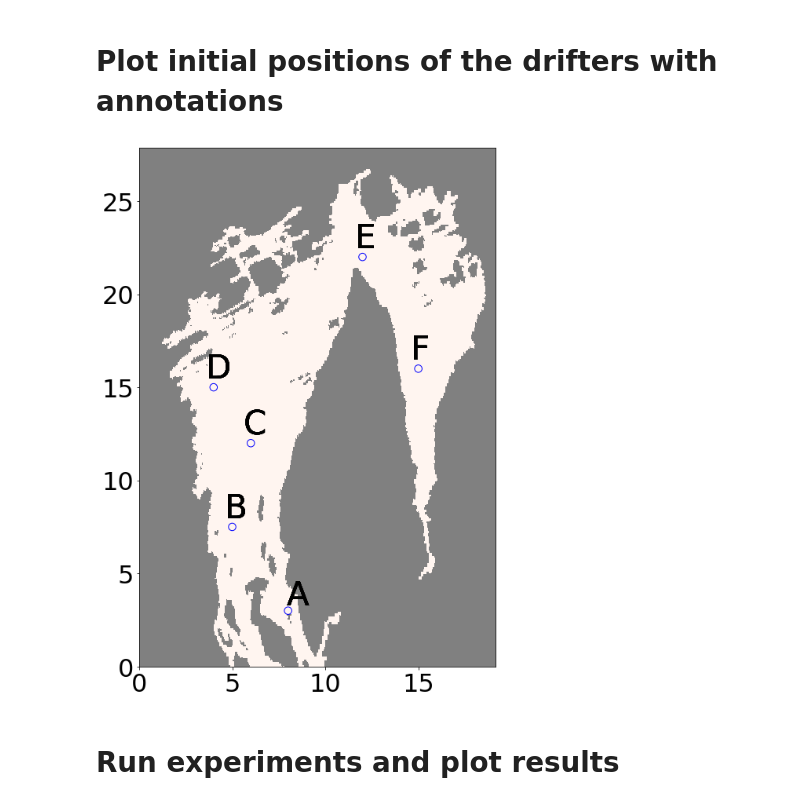
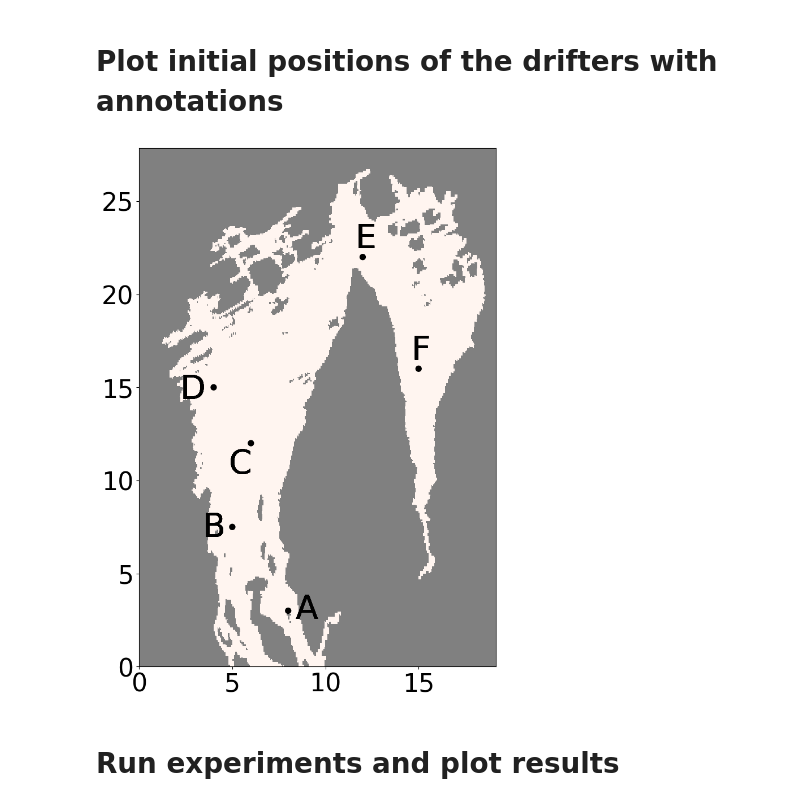
Before and after one commit to sintefmath/reduced-gravity-ocean-model, a Jupyter notebook: notebooks/Oslofjord/Oslofjord-SensitivityStudy.ipynb, the cells around one changed output. Cells and saved outputs as stored; diff of their text form; code cells hidden in the pictures.

```diff
--- a/notebooks/Oslofjord/Oslofjord-SensitivityStudy.ipynb
+++ b/notebooks/Oslofjord/Oslofjord-SensitivityStudy.ipynb
@@ -449,40 +449,40 @@ with plt.rc_context({'lines.color':'black',
     domain_extent = [0, ref_sim.nx*ref_sim.dx/1000, 0, ref_sim.ny*ref_sim.dy/1000]
 
     cmap_cp = copy.copy(plt.cm.Reds)
     cmap_cp.set_bad("grey", alpha = 1.0)
     background_field = np.zeros_like(ref_baroclinic_data_args["eta0"])
 
     im = ax.imshow(background_field, interpolation="none", origin='lower',
                 cmap=cmap_cp,
                 extent=domain_extent)
 
     ax.tick_params(axis='both', which='major', labelsize=32)
 
     for d in range(len(initx)):
         circ_start = matplotlib.patches.Circle((initx[d]/1000, inity[d]/1000),
-                                                0.2, color = 'blue',
-                                                fill=False, zorder=10)
+                                                0.15, color = 'black', fill=True, zorder=10)
         ax.add_patch(circ_start)
 
         # plt.annotate("hei",(initx[0]-1, inity[0]+1))
         annotation_fontsize = 42
-        ax.annotate("C",[initx[0]/1000-0.4, inity[0]/1000+0.5], fontsize=annotation_fontsize )
-        ax.annotate("A",[initx[1]/1000-0.1, inity[1]/1000+0.3], fontsize=annotation_fontsize )
-        ax.annotate("B",[initx[2]/1000-0.4, inity[2]/1000+0.5], fontsize=annotation_fontsize )
+
+        ax.annotate("A",[initx[1]/1000+0.4, inity[1]/1000-0.4], fontsize=annotation_fontsize )
+        ax.annotate("B",[initx[2]/1000-1.6, inity[2]/1000-0.5], fontsize=annotation_fontsize )
+        ax.annotate("C",[initx[0]/1000-1.2, inity[0]/1000-1.6], fontsize=annotation_fontsize )
+        ax.annotate("D",[initx[5]/1000-1.8, inity[5]/1000-0.6], fontsize=annotation_fontsize )
         ax.annotate("E",[initx[3]/1000-0.4, inity[3]/1000+0.5], fontsize=annotation_fontsize )
         ax.annotate("F",[initx[4]/1000-0.4, inity[4]/1000+0.5], fontsize=annotation_fontsize )
-        ax.annotate("D",[initx[5]/1000-0.4, inity[5]/1000+0.5], fontsize=annotation_fontsize )
 
 
     # plt.title("Initial drifter positions\n", fontsize=16)
     plt.tight_layout()
 
     if True:
         folder = "sensitivity_figs"
         os.makedirs(folder, exist_ok=True)
         plt.savefig(os.path.join(folder, "initial_drifter_positions.pdf"), bbox_inches="tight")
 # %% [output]
-[figure, old version]
+[figure, new version]
 # %% [markdown]
 # Run experiments and plot results
 # %% [markdown]
```
Also changed, not shown: parts of 2 cells of this notebook, 1 other file.
